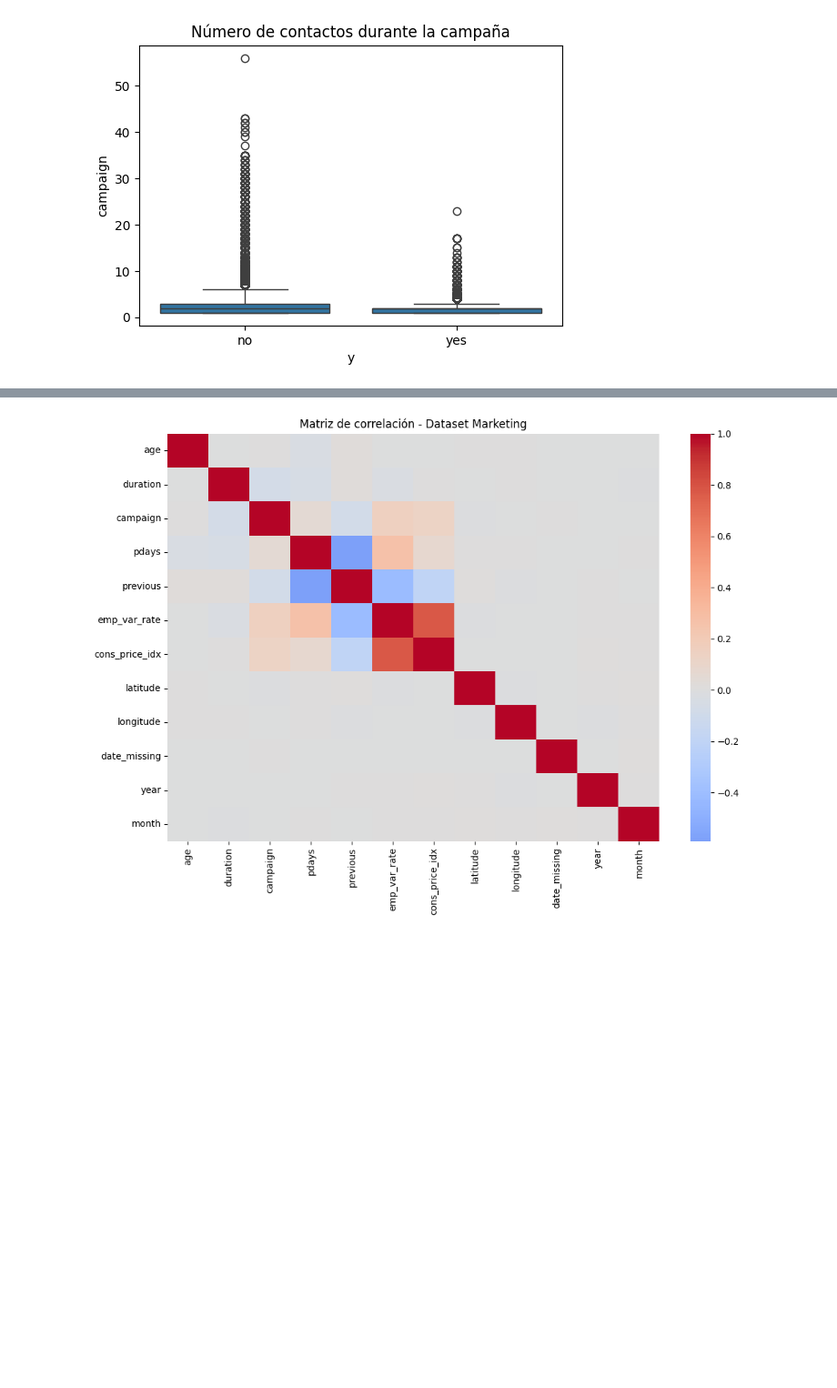
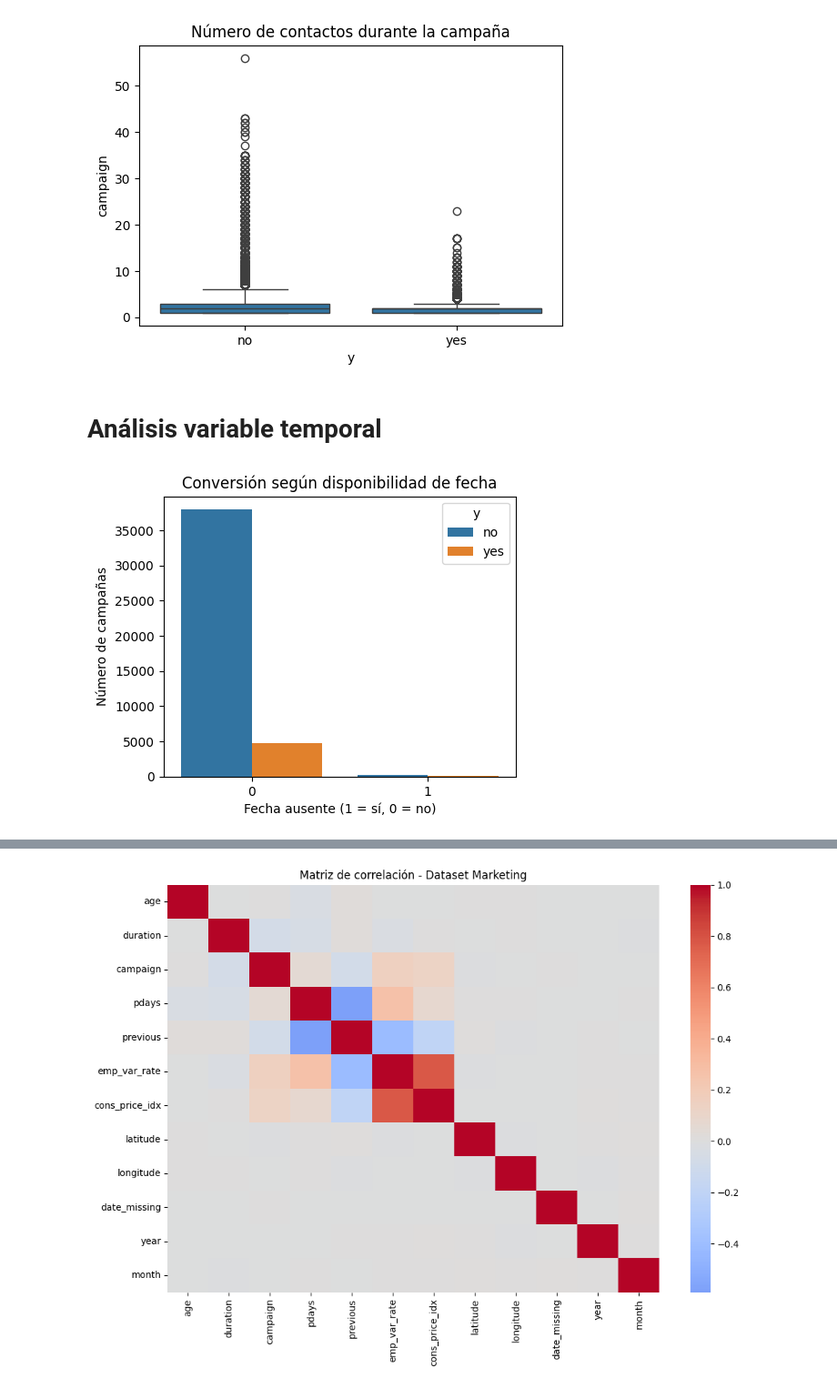
Before and after one commit to Carlagallo/EDA---MARKETING, a Jupyter notebook: Notebook/01-Analisis_preeliminar.ipynb, the cells around one changed output, grey strips where cells are left out. Shown at 91% size. Saved outputs shown, nothing was run; the diff lists cells and outputs as text; code cells hidden in the pictures; blank space fills up the shorter version.

Commit message:
Actualización notebook y análisis

```diff
--- a/Notebook/01-Analisis_preeliminar.ipynb
+++ b/Notebook/01-Analisis_preeliminar.ipynb
@@ -742,3 +732,14 @@ plt.title("Número de contactos durante la campaña")
 plt.show()
 # %% [output]
 [figure]
+# %% [markdown]
+# Análisis variable temporal
+# %%
+plt.figure(figsize=(5,4))
+sns.countplot(data=df_marketing_clean, x="date_missing", hue="y")
+plt.title("Conversión según disponibilidad de fecha")
+plt.xlabel("Fecha ausente (1 = sí, 0 = no)")
+plt.ylabel("Número de campañas")
+plt.show()
+# %% [output]
+[figure, added]
```
Also changed, not shown: parts of 8 cells of this notebook, 4 other files.
